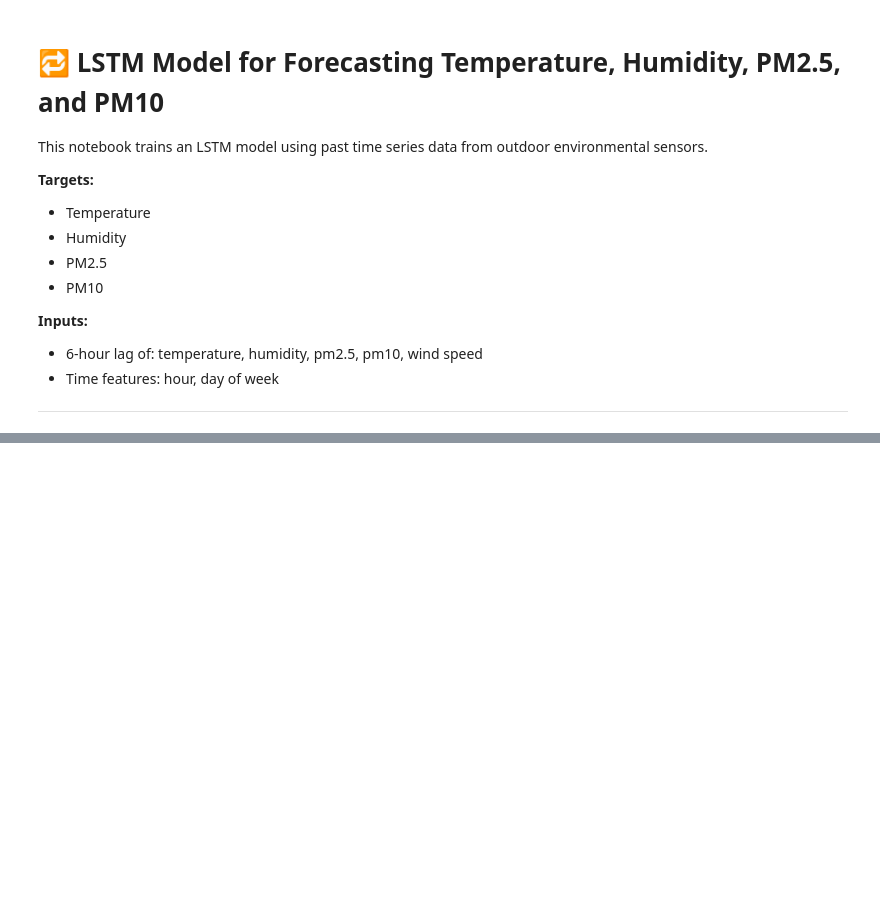
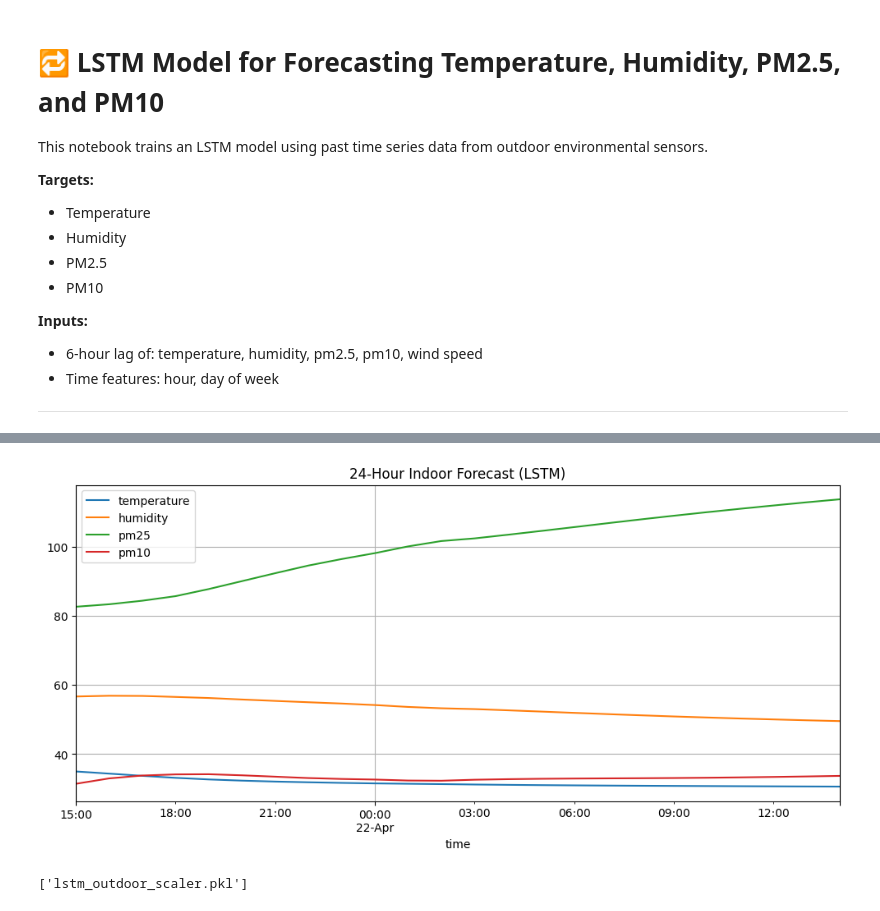
Before and after one commit to Phantawat/BreatheEasy, a Jupyter notebook: backend/ml/lstm_outdoor_forecast.ipynb, the cells around one changed output, grey strips where cells are left out. Drawn from its saved outputs; the diff is of its cells as text; code cells hidden in the pictures; blank space fills up the shorter version.

Commit message:
saved the models

```diff
--- a/backend/ml/lstm_outdoor_forecast.ipynb
+++ b/backend/ml/lstm_outdoor_forecast.ipynb
@@ -214,0 +215,13 @@ print(forecast_df)
+# %%
+forecast_df.plot(title="24-Hour Indoor Forecast (LSTM)", figsize=(12, 5))
+plt.grid()
+plt.show()
+# %% [output]
+[figure, added]
+# %%
+import joblib
+
+model.save('lstm_outdoor_model.keras')
+joblib.dump(scaler, "lstm_outdoor_scaler.pkl")
+# %% [output]
+['lstm_outdoor_scaler.pkl']
```
Also changed, not shown: parts of 6 cells of this notebook, 8 other files.
